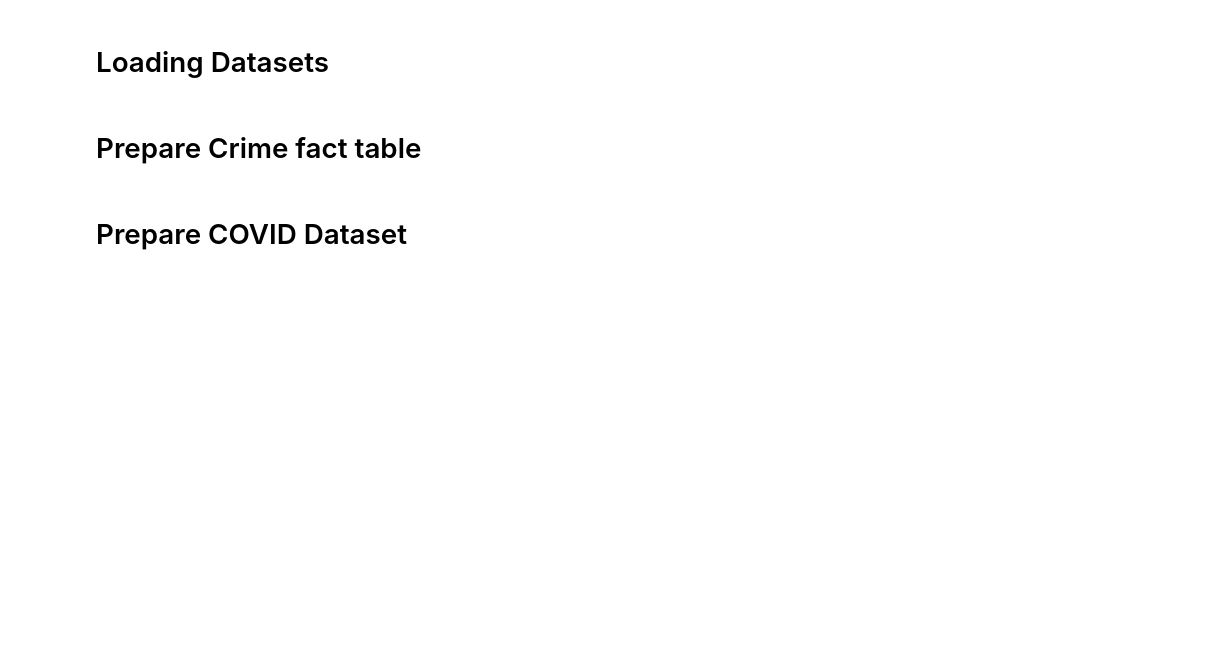
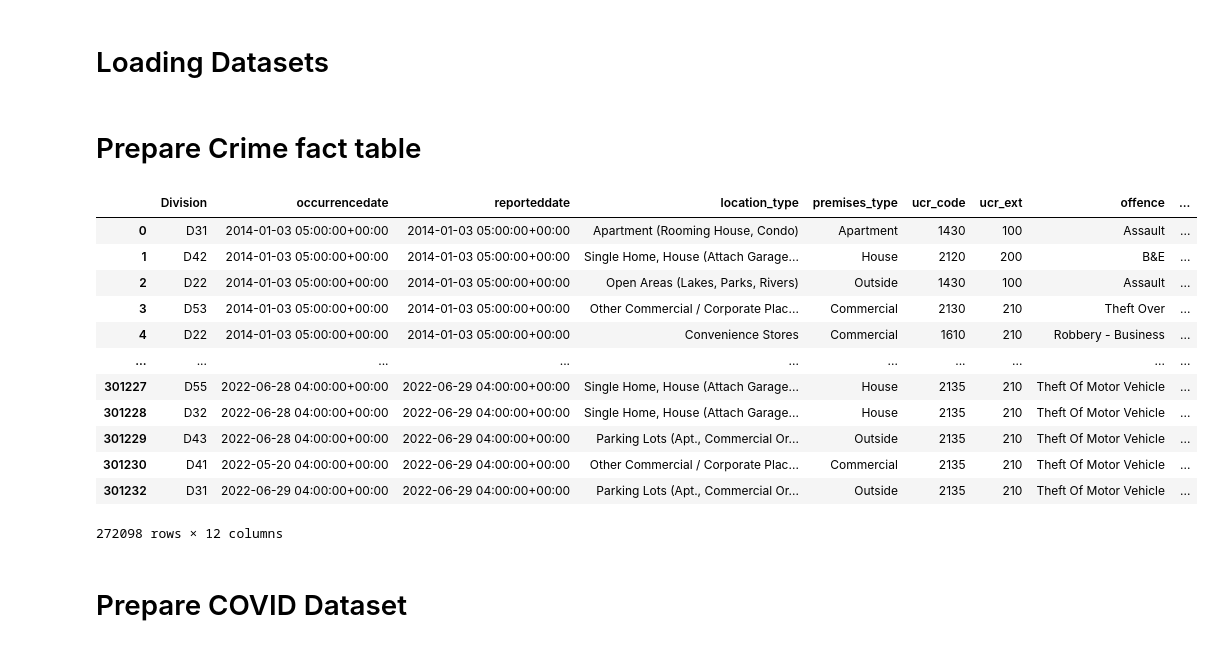
Before and after one commit to zhrmnch/CSI4142_Phase3, a Jupyter notebook: MajorCrime_Staging.ipynb, the cells around one changed output. Saved outputs shown, nothing was run; the diff lists cells and outputs as text; code cells hidden in the pictures; blank space fills up the shorter version.

```diff
--- a/MajorCrime_Staging.ipynb
+++ b/MajorCrime_Staging.ipynb
@@ -4,30 +4,45 @@ import pandas as pd
 # Loading Datasets
 # %%
 #Loads files from github
-covid_url ='https://raw.githubusercontent.com/zhrmnch/CSI4142_Phase3/main/COVID19_cases.csv'
-MCI_url ='https://raw.githubusercontent.com/zhrmnch/CSI4142_Phase3/main/Major_Crime_Indicators.csv'
-neighbourhood_crime_rate_url ='https://raw.githubusercontent.com/zhrmnch/CSI4142_Phase3/main/Neighbourhood_Crime_Rates.csv'
+covid_url ='https://raw.githubusercontent.com/zhrmnch/CSI4142_Phase3/main/datasets/COVID19_cases.csv'
+MCI_url ='https://raw.githubusercontent.com/zhrmnch/CSI4142_Phase3/main/datasets/Major_Crime_Indicators.csv'
+neighbourhood_crime_rate_url ='https://raw.githubusercontent.com/zhrmnch/CSI4142_Phase3/main/datasets/Neighbourhood_Crime_Rates.csv'
 # %% [markdown]
 # Prepare Crime fact table
 # %%
 # MC Dataset
 crimedf = pd.read_csv(MCI_url)
 crimedf = crimedf.drop_duplicates()
 crimedf['occurrencedate'] = pd.to_datetime(crimedf['occurrencedate'])
 crimedf['reporteddate'] = pd.to_datetime(crimedf['reporteddate'])
 crimedf = crimedf.drop(columns=["event_unique_id","Index_","X","Y","ObjectId","Hood_ID","reportedyear","reportedmonth", "reportedday", "reporteddayofyear", "reporteddayofweek", "reportedhour","occurrenceyear", "occurrencemonth", "occurrenceday", "occurrencedayofyear", "occurrencedayofweek", "occurrencehour"])
 
 # Manual changes to the neighbourhood column to account for typos
 crimedf['Neighbourhood'] = crimedf['Neighbourhood'].replace('LAmoreaux', "L'Amoreaux")
 crimedf['Neighbourhood'] = crimedf['Neighbourhood'].replace('OConnor-Parkview', "O'Connor-Parkview")
 crimedf['Neighbourhood'] = crimedf['Neighbourhood'].replace('Mimico', "Mimico (includes Humber Bay Shores)")
 crimedf['Neighbourhood'] = crimedf['Neighbourhood'].replace('Tam OShanter-Sullivan', "Tam O'Shanter-Sullivan")
 
 # Remove crimes with no location
 crimedf = crimedf[(crimedf["Neighbourhood"] != "NSA") & (crimedf["Latitude"] != 0) & (crimedf["Longitude"] != 0)]
 crimedf = crimedf.drop_duplicates()
+crimedf
 
 #crimedf.describe(include = ['object','int'])
+# %% [output]
+|  | Division | occurrencedate | reporteddate | location_type | premises_type | ucr_code | ucr_ext | offence | ... |
+| 0 | D31 | 2014-01-03 05:00:00+00:00 | 2014-01-03 05:00:00+00:00 | Apartment (Rooming House, Condo) | Apartment | 1430 | 100 | Assault | ... |
+| 1 | D42 | 2014-01-03 05:00:00+00:00 | 2014-01-03 05:00:00+00:00 | Single Home, House (Attach Garage... | House | 2120 | 200 | B&E | ... |
+| 2 | D22 | 2014-01-03 05:00:00+00:00 | 2014-01-03 05:00:00+00:00 | Open Areas (Lakes, Parks, Rivers) | Outside | 1430 | 100 | Assault | ... |
+| 3 | D53 | 2014-01-03 05:00:00+00:00 | 2014-01-03 05:00:00+00:00 | Other Commercial / Corporate Plac... | Commercial | 2130 | 210 | Theft Over | ... |
+| 4 | D22 | 2014-01-03 05:00:00+00:00 | 2014-01-03 05:00:00+00:00 | Convenience Stores | Commercial | 1610 | 210 | Robbery - Business | ... |
+| ... | ... | ... | ... | ... | ... | ... | ... | ... | ... |
+| 301227 | D55 | 2022-06-28 04:00:00+00:00 | 2022-06-29 04:00:00+00:00 | Single Home, House (Attach Garage... | House | 2135 | 210 | Theft Of Motor Vehicle | ... |
+| 301228 | D32 | 2022-06-28 04:00:00+00:00 | 2022-06-29 04:00:00+00:00 | Single Home, House (Attach Garage... | House | 2135 | 210 | Theft Of Motor Vehicle | ... |
+| 301229 | D43 | 2022-06-28 04:00:00+00:00 | 2022-06-29 04:00:00+00:00 | Parking Lots (Apt., Commercial Or... | Outside | 2135 | 210 | Theft Of Motor Vehicle | ... |
+| 301230 | D41 | 2022-05-20 04:00:00+00:00 | 2022-06-29 04:00:00+00:00 | Other Commercial / Corporate Plac... | Commercial | 2135 | 210 | Theft Of Motor Vehicle | ... |
+| 301232 | D31 | 2022-06-29 04:00:00+00:00 | 2022-06-29 04:00:00+00:00 | Parking Lots (Apt., Commercial Or... | Outside | 2135 | 210 | Theft Of Motor Vehicle | ... |
+272098 rows × 12 columns
 # %% [markdown]
 # Prepare COVID Dataset
 # %%
```
Also changed, not shown: parts of 10 cells of this notebook.
